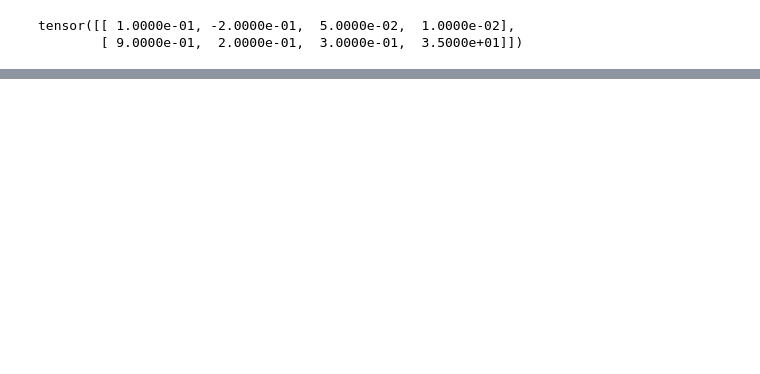
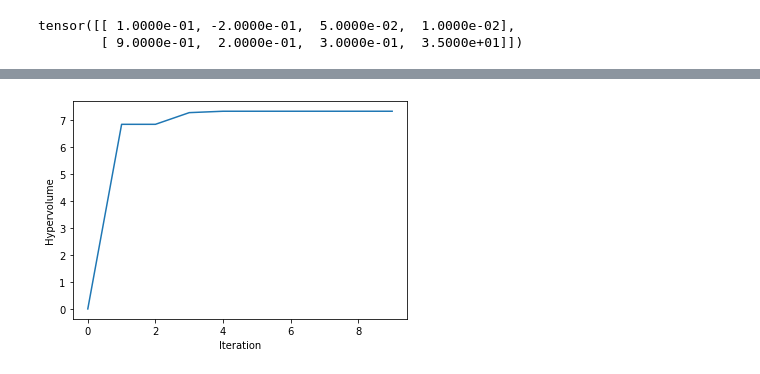
Before and after one commit to peteole/MOO_airfoil, a Jupyter notebook: BO.ipynb, the cells around one changed output, grey strips where cells are left out. Cells and saved outputs as stored; diff of their text form; code cells hidden in the pictures; blank space fills up the shorter version.

```diff
--- a/BO.ipynb
+++ b/BO.ipynb
@@ -109,7 +109,8 @@ from botorch.acquisition import UpperConfidenceBound
 from botorch.optim import optimize_acqf
 #print(train_X)
 #print(train_Y)
-N_BATCH=3
+N_BATCH=10
+ref_point=torch.tensor([-1.0, -2.0])
 for iteration in range(1, N_BATCH + 1):
     gp=get_fitted_model(train_X,train_Y)
     #gp = SingleTaskGP(train_X, train_Y)
@@ -119,9 +120,9 @@ for iteration in range(1, N_BATCH + 1):
     #
 
     #acquisition_function = UpperConfidenceBound(gp, beta=0.1)
-    partitioning=FastNondominatedPartitioning(ref_point=torch.tensor([0.0, 0.0]),Y=train_Y)
+    partitioning=FastNondominatedPartitioning(ref_point=ref_point,Y=train_Y)
     acquisition_function = ExpectedHypervolumeImprovement(
-        gp, ref_point=torch.tensor([0.0, 0.0]),
+        gp, ref_point=ref_point,
         partitioning=partitioning)
 
     candidate, acq_value = optimize_acqf(
@@ -144,0 +166,4 @@ CancelledError:
+# %%
+plotting.plot_hypervolume_over_iteration(train_Y[INITIAL_X_COUNT:,:])
+# %% [output]
+[figure, added]
```
Also changed, not shown: parts of 7 cells of this notebook, 11 other files.
